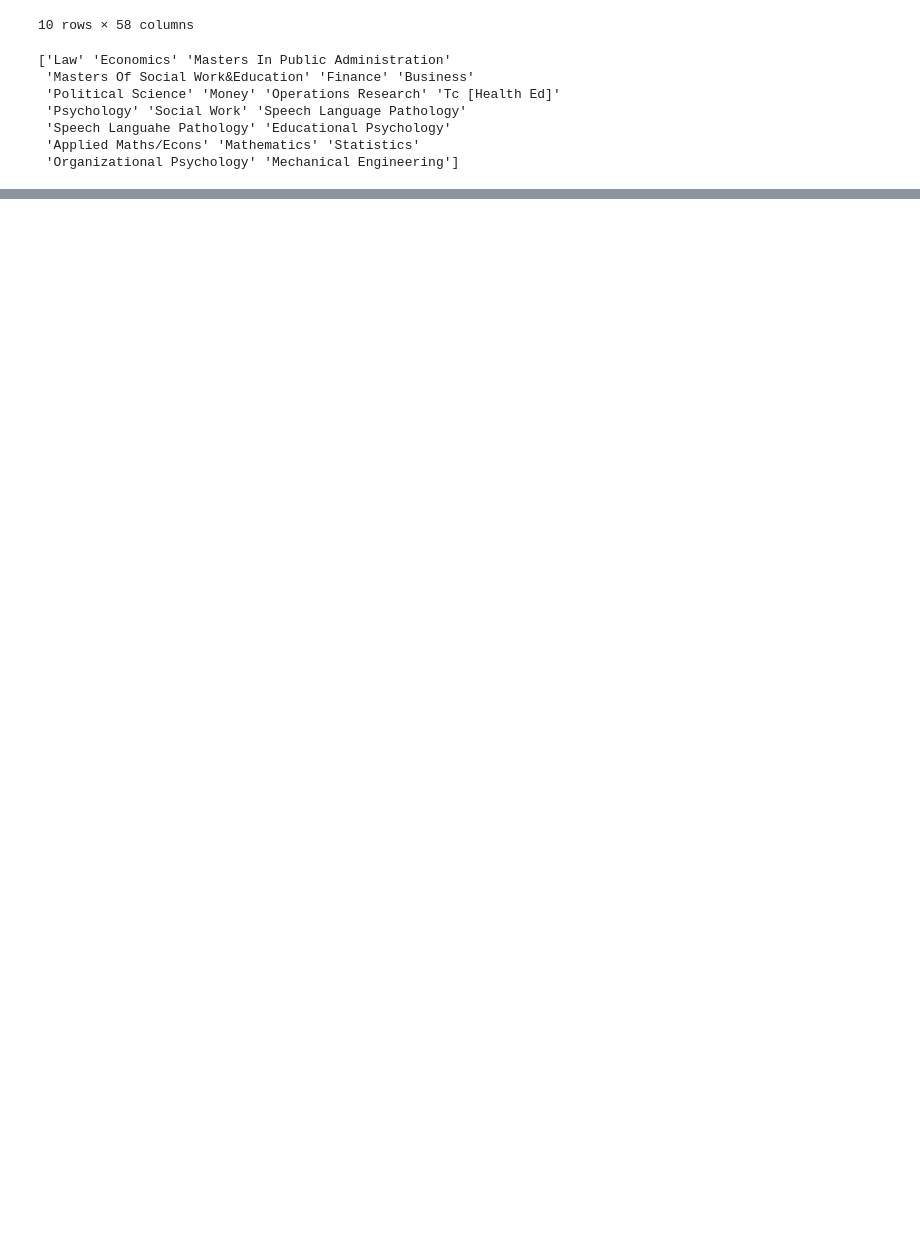
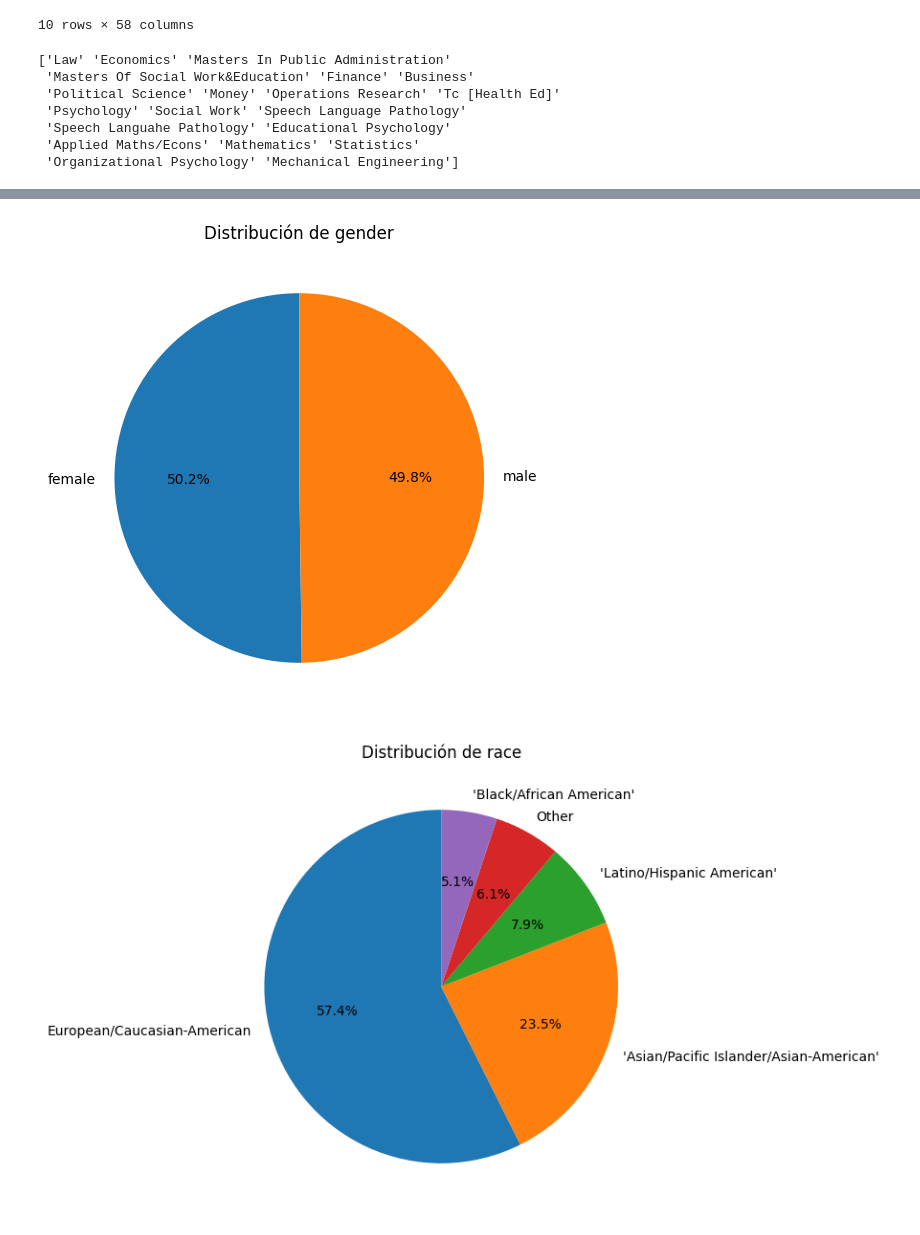
Before and after one commit to LucasEspitia/speedDating, a Jupyter notebook: Lucas.ipynb, the cells around one changed output, grey strips where cells are left out. Cells and saved outputs as stored; diff of their text form; code cells hidden in the pictures; blank space fills up the shorter version.

```diff
--- a/Lucas.ipynb
+++ b/Lucas.ipynb
@@ -382,0 +446,14 @@ Número de valores únicos: 217
+# %%
+categorical_cols = [col for col in data.columns if data[col].dtype == 'object' and col != 'field']
+
+for col in categorical_cols:
+    plt.figure(figsize=(6,6))
+    data[col].value_counts().plot(
+        kind='pie', autopct='%1.1f%%', startangle=90
+    )
+    plt.title(f'Distribución de {col}')
+    plt.ylabel('')
+    plt.show()
+# %% [output]
+[figure, added]
+[figure, added]
```
Also changed, not shown: parts of 19 cells of this notebook.
